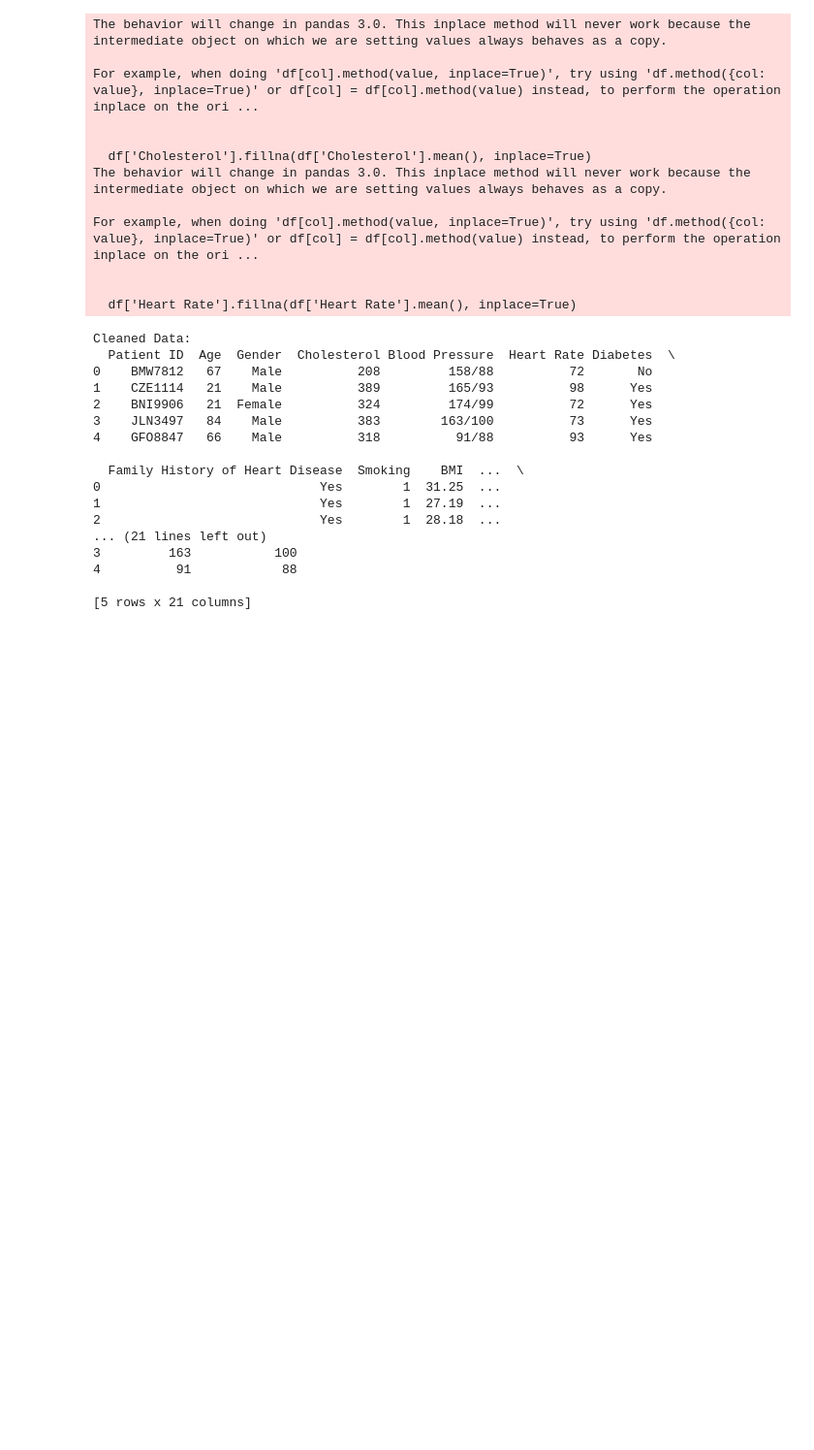
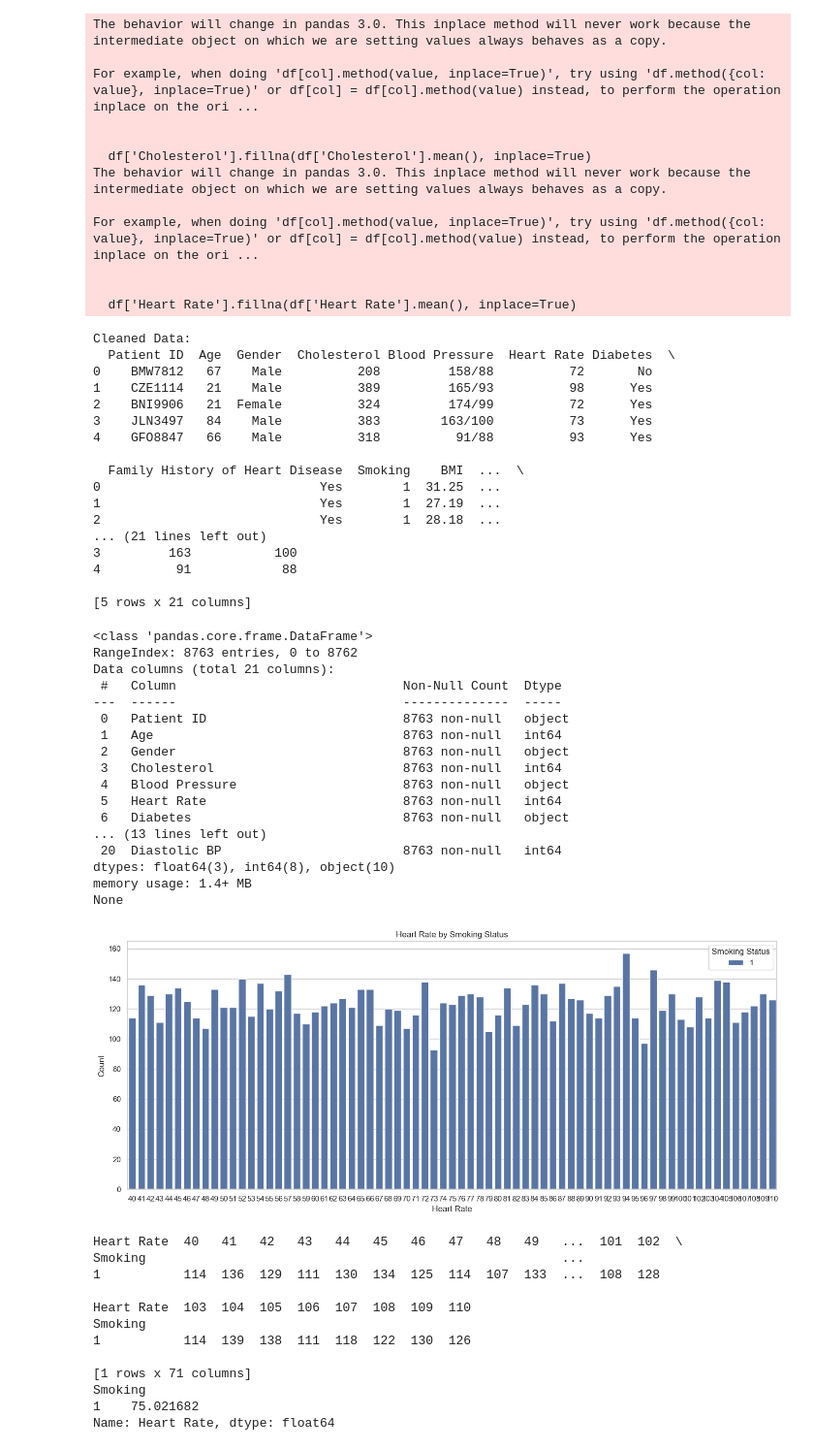
Before and after one commit to rawataditya1/Coronary-Artery-Disease-Prediction---CSE587C, a Jupyter notebook: Main.ipynb, the cells around one changed output. Shown: that part at 97% size. Cells and saved outputs as stored; diff of their text form; code cells hidden in the pictures; blank space fills up the shorter version.

Commit message:
all hypothesis added

```diff
--- a/Main.ipynb
+++ b/Main.ipynb
@@ -156,3 +157,66 @@ Cleaned Data:
 4          91            88
 
 [5 rows x 21 columns]
+# %%
+#Hypothesis 1(Smoking)[Shelly Tomar]
+
+# EDA1(Using countplot graph)
+import matplotlib.pyplot as plt
+import seaborn as sns
+smok_data = pd.read_csv('C:/Users/lenovo/Desktop/Dic_Project/csvcleaned_heart_attack_prediction_dataset.csv')
+
+#Check Data Types and Null Values
+print(smok_data.info())
+
+# Heart Attacks rate by Smoking Status
+plt.figure(figsize=(14, 6))
+sns.countplot(x='Heart Rate', hue='Smoking', data=data)
+plt.title('Heart Rate by Smoking Status')
+plt.xlabel('Heart Rate')
+plt.ylabel('Count')
+plt.legend(title='Smoking Status')
+
+# Show the plot
+plt.tight_layout()
+plt.show()
+
+# Create a contingency table to analyse the hheart attach rate by smoking status
+contingency_table = pd.crosstab(data['Smoking'], data['Heart Rate'])  # Adjust as necessary
+print(contingency_table)
+
+
+# Calculate mean heart rate by smoking status
+#This shows the mean heart rates for each smoking status group
+mean_heart_rate = data.groupby('Smoking')['Heart Rate'].mean()
+print(mean_heart_rate)
+# %% [output]
+<class 'pandas.core.frame.DataFrame'>
+RangeIndex: 8763 entries, 0 to 8762
+Data columns (total 21 columns):
+ #   Column                              Non-Null Count  Dtype
+---  ------                              --------------  -----
+ 0   Patient ID                          8763 non-null   object
+ 1   Age                                 8763 non-null   int64
+ 2   Gender                              8763 non-null   object
+ 3   Cholesterol                         8763 non-null   int64
+ 4   Blood Pressure                      8763 non-null   object
+ 5   Heart Rate                          8763 non-null   int64
+ 6   Diabetes                            8763 non-null   object
+... (13 lines left out)
+ 20  Diastolic BP                        8763 non-null   int64
+dtypes: float64(3), int64(8), object(10)
+memory usage: 1.4+ MB
+None
+[figure, added]
+Heart Rate  40   41   42   43   44   45   46   47   48   49   ...  101  102  \
+Smoking                                                       ...
+1           114  136  129  111  130  134  125  114  107  133  ...  108  128
+
+Heart Rate  103  104  105  106  107  108  109  110
+Smoking
+1           114  139  138  111  118  122  130  126
+
+[1 rows x 71 columns]
+Smoking
+1    75.021682
+Name: Heart Rate, dtype: float64
```
Also changed, not shown: parts of 12 cells of this notebook, 2 other files.
